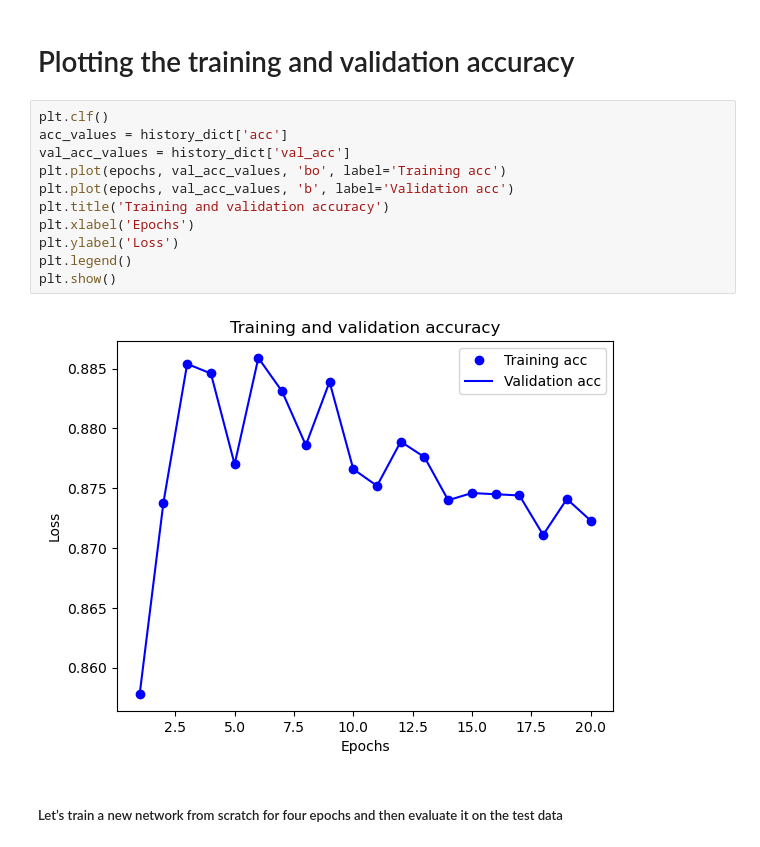
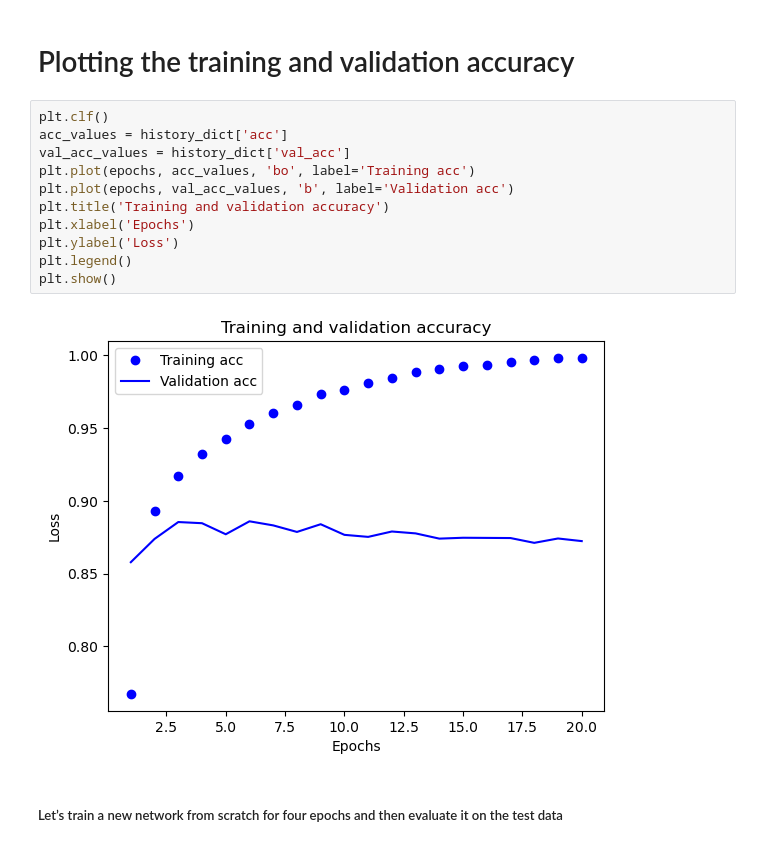
Before and after one commit to mhassandata/data_science_projects, a Jupyter notebook: Advance Projects/first_neural_network_imbd_dataset.ipynb, the cells around one changed output. Saved outputs shown, nothing was run; the diff lists cells and outputs as text.

```diff
--- a/Advance Projects/first_neural_network_imbd_dataset.ipynb
+++ b/Advance Projects/first_neural_network_imbd_dataset.ipynb
@@ -207,16 +207,16 @@ plt.show()
 # %%
 plt.clf()
 acc_values = history_dict['acc']
 val_acc_values = history_dict['val_acc']
-plt.plot(epochs, val_acc_values, 'bo', label='Training acc')
+plt.plot(epochs, acc_values, 'bo', label='Training acc')
 plt.plot(epochs, val_acc_values, 'b', label='Validation acc')
 plt.title('Training and validation accuracy')
 plt.xlabel('Epochs')
 plt.ylabel('Loss')
 plt.legend()
 plt.show()
 # %% [output]
-[figure, old version]
+[figure, new version]
 # %% [markdown]
 ##### Let’s train a new network from scratch for four epochs and then evaluate it on the test data
 # %%
```
Also changed, not shown: parts of 1 cell of this notebook.
